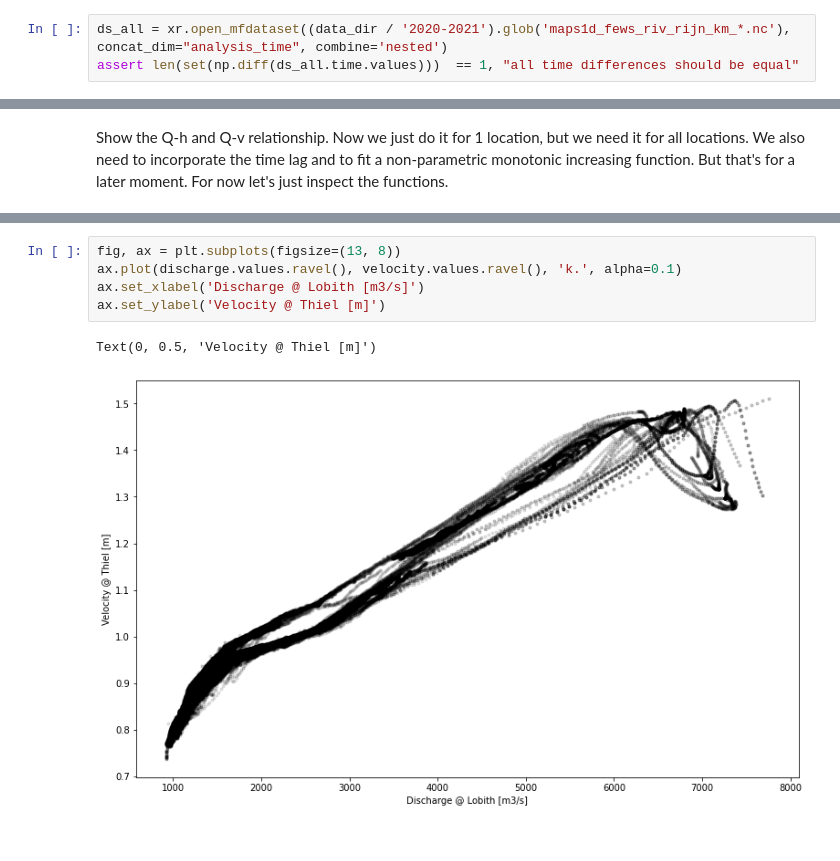
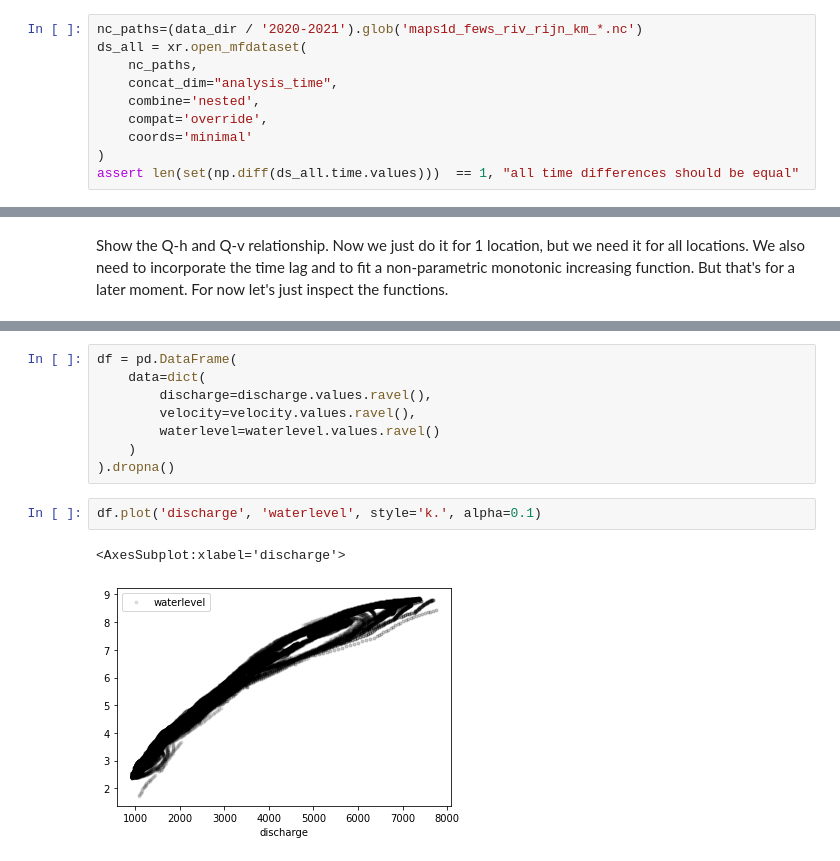
Before and after one commit to Deltares-research/digitaltwin-waterway, a Jupyter notebook: notebooks/velocities/analyze-q-h-history.ipynb, the cells around one changed output, grey strips where cells are left out. Drawn from its saved outputs; the diff is of its cells as text.

```diff
--- a/notebooks/velocities/analyze-q-h-history.ipynb
+++ b/notebooks/velocities/analyze-q-h-history.ipynb
@@ -57,7 +60,14 @@ f"Discharge at Lobith {discharge.values:.0f} m3/s corresponds to waterlevel, 1 d
 # %% [markdown]
 Now we will open all the files at once, concatenate them on the analysis time dimension using a nested approach, because time shifts over the forecasts. This should generate a long timeseries
 # %%
-ds_all = xr.open_mfdataset((data_dir / '2020-2021').glob('maps1d_fews_riv_rijn_km_*.nc'), concat_dim="analysis_time", combine='nested')
+nc_paths=(data_dir / '2020-2021').glob('maps1d_fews_riv_rijn_km_*.nc')
+ds_all = xr.open_mfdataset(
+    nc_paths,
+    concat_dim="analysis_time",
+    combine='nested',
+    compat='override',
+    coords='minimal'
+)
 assert len(set(np.diff(ds_all.time.values)))  == 1, "all time differences should be equal"
 # %%
 ds_all
@@ -106,8 +102,13 @@ ax.set_ylabel('Waterlevel @ Thiel [m]');
-# %%
-fig, ax = plt.subplots(figsize=(13, 8))
-ax.plot(discharge.values.ravel(), velocity.values.ravel(), 'k.', alpha=0.1)
-ax.set_xlabel('Discharge @ Lobith [m3/s]')
-ax.set_ylabel('Velocity @ Thiel [m]')
-# %% [output]
-Text(0, 0.5, 'Velocity @ Thiel [m]')
-[figure, removed]
+# %%
+df = pd.DataFrame(
+    data=dict(
+        discharge=discharge.values.ravel(),
+        velocity=velocity.values.ravel(),
+        waterlevel=waterlevel.values.ravel()
+    )
+).dropna()
+# %%
+df.plot('discharge', 'waterlevel', style='k.', alpha=0.1)
+# %% [output]
+<AxesSubplot:xlabel='discharge'>
+[figure, added]
```
Also changed, not shown: parts of 14 cells of this notebook, 1 other file.
